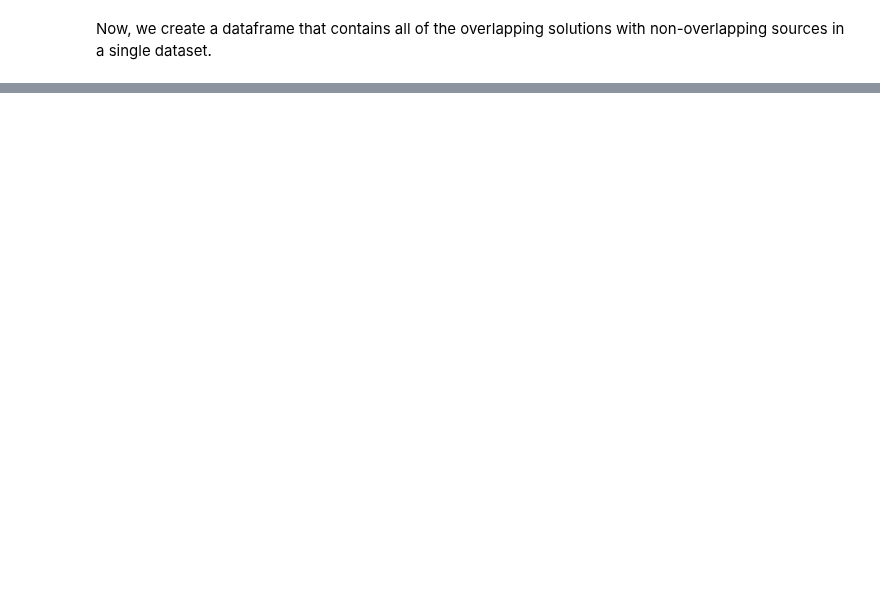
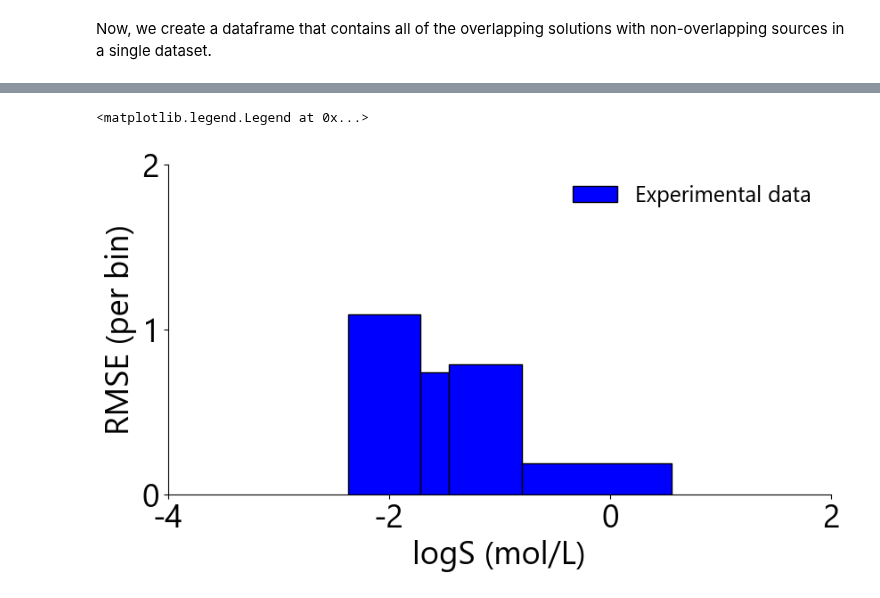
Before and after one commit to JacksonBurns/fastsolv, a Jupyter notebook: paper/analysis/experimental_variability.ipynb, the cells around one changed output, grey strips where cells are left out. Drawn from its saved outputs; the diff is of its cells as text; code cells hidden in the pictures; blank space fills up the shorter version.

```diff
--- a/paper/analysis/experimental_variability.ipynb
+++ b/paper/analysis/experimental_variability.ipynb
@@ -141,0 +191,33 @@ Overall inter-laboratory experimental variability has RMSE = 1.2616835733740859
+# %%
+num_bins = 4
+final_df["logS_bin"] = pd.qcut(final_df["logS_2"], q=num_bins, duplicates="drop")
+per_bin_mse = np.sqrt(final_df.groupby("logS_bin")["squared_residual"].sum() / final_df.groupby("logS_bin")["squared_residual"].count())
+bin_centers = [
+    (interval.left + interval.right) / 2 for interval in per_bin_mse.index.categories
+]
+
+# Get actual bin edges from qcut
+bin_edges = [interval.left for interval in per_bin_mse.index.categories]
+bin_edges.append(per_bin_mse.index.categories[-1].right)  # Add last edge
+bin_widths = np.diff(bin_edges)
+bin_starts = bin_edges[:-1]  # Remove last element (last edge)
+
+plt.figure(figsize=(6.4*1.5, 4.8))
+ax1 = plt.subplot2grid(shape=(1,1), loc=(0,0), colspan=1, rowspan = 1)
+ax1.spines[['top', 'right',]].set_visible(False)
+ax1.bar(bin_starts, per_bin_mse, width=bin_widths, align = 'edge', edgecolor="black", color = 'blue', alpha = 1, label = 'Experimental data')
+ax1.set_ylabel("RMSE (per bin)")
+
+ax1.set_xlabel("logS (mol/L)")
+#ax1.set_ylabel("Squared Error (mean per bin)")
+ax1.set_xticks(
+    ticks=[-4, -2, 0, 2],
+    labels=[-4, -2, 0, 2]
+    )
+ax1.set_yticks([0, 1, 2])
+#ax1.set_yticks([0, 100, 200, 300])
+
+ax1.legend(loc = 'upper right', frameon= False ,prop={'size':18})
+# %% [output]
+<matplotlib.legend.Legend at 0x...>
+[figure, added]
```
Also changed, not shown: parts of 15 cells of this notebook.
